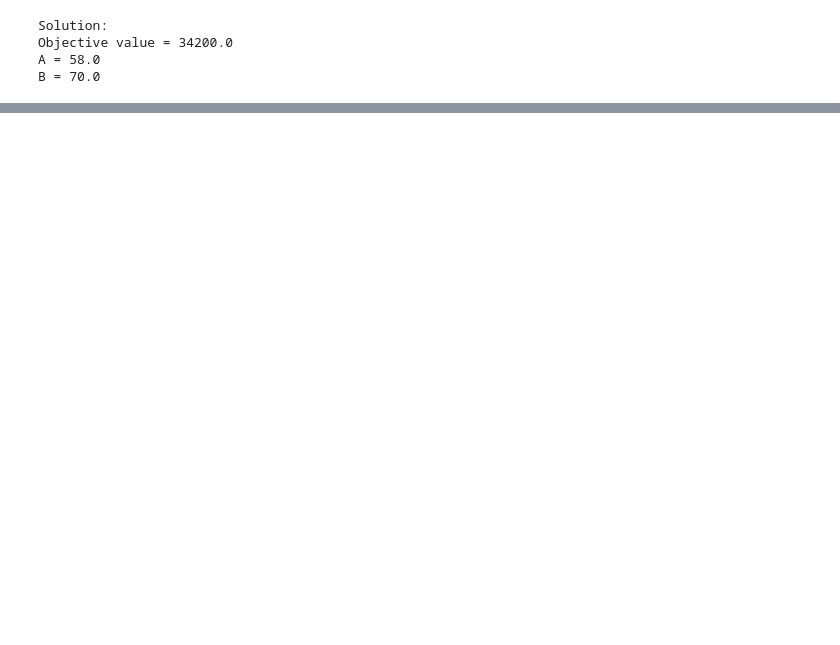
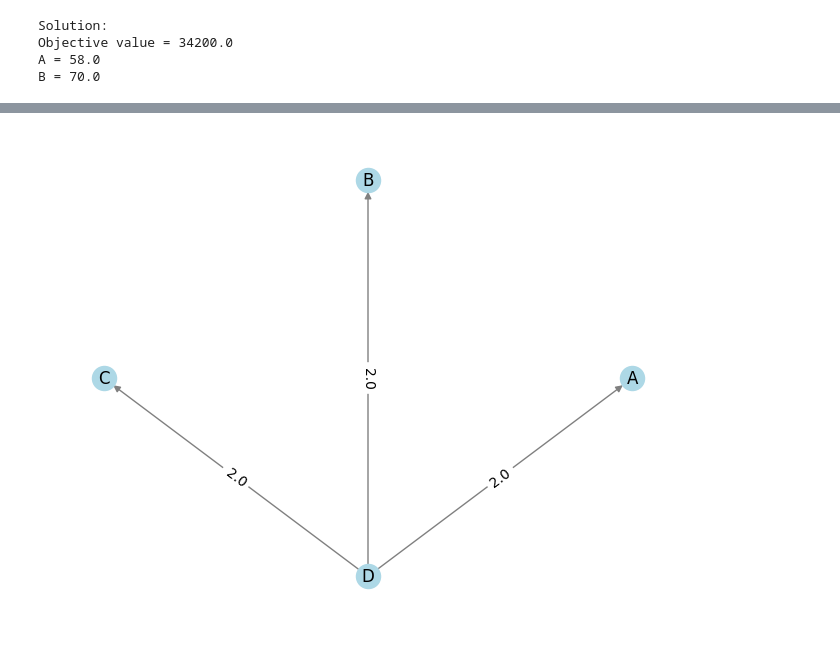
Before and after one commit to JskifterJ/SMT, a Jupyter notebook: SLO_midterm_consolidated.ipynb, the cells around one changed output, grey strips where cells are left out. Drawn from its saved outputs; the diff is of its cells as text; code cells hidden in the pictures; blank space fills up the shorter version.

```diff
--- a/SLO_midterm_consolidated.ipynb
+++ b/SLO_midterm_consolidated.ipynb
@@ -319,0 +391,26 @@ B = 70.0
+# %%
+# Import networkx and matplotlib
+import networkx as nx
+import matplotlib.pyplot as plt
+
+# Create a network graph
+G = nx.DiGraph()
+
+# Add nodes for each station
+for i in range(num_stations):
+    G.add_node(stations[i])
+
+# Add edges for each bike movement
+for i in range(num_stations):
+    for j in range(num_stations):
+        if i != j and x[i, j].solution_value() > 0:
+            G.add_edge(stations[i], stations[j], weight=x[i, j].solution_value())
+
+# Draw the network graph with labels and edge weights
+pos = nx.circular_layout(G) # You can choose other layouts as well
+nx.draw(G, pos, with_labels=True, node_color="lightblue", edge_color="gray")
+labels = nx.get_edge_attributes(G, "weight")
+nx.draw_networkx_edge_labels(G, pos, edge_labels=labels)
+plt.show()
+# %% [output]
+[figure, added]
```
Also changed, not shown: parts of 9 cells of this notebook.
